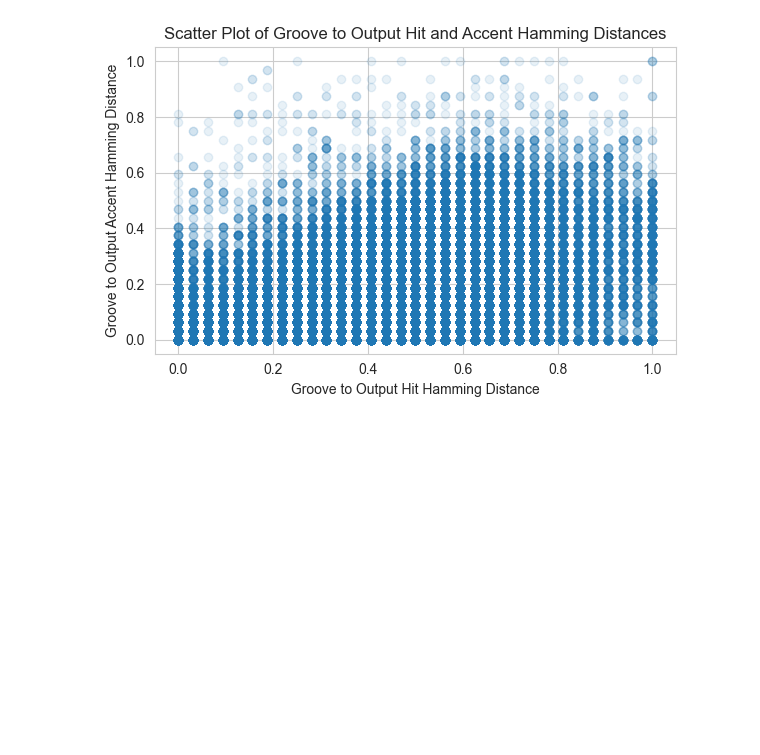
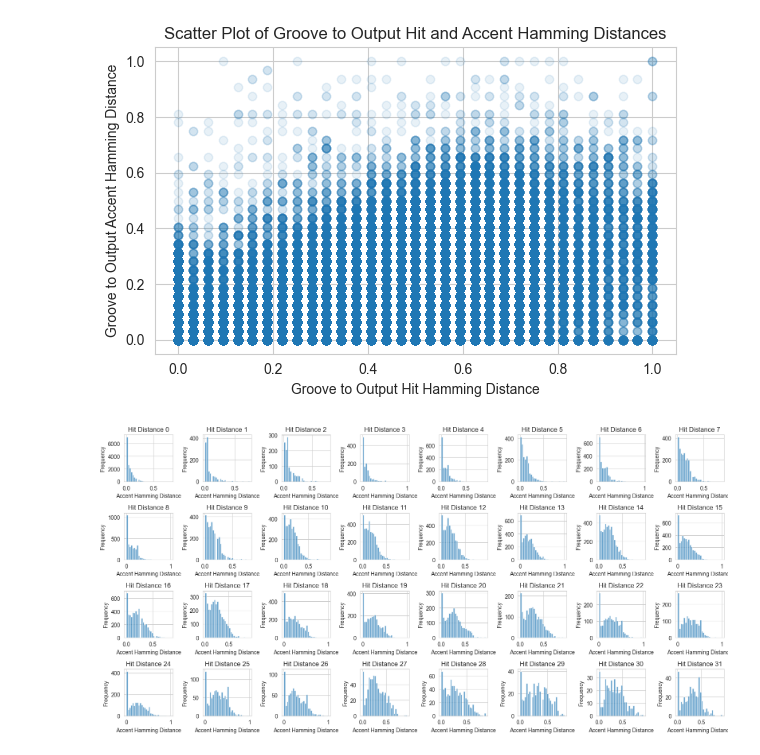
Before and after one commit to justinbosma/TripleStreams, a Jupyter notebook: Dataloader.ipynb, the cells around one changed output. Drawn from its saved outputs; the diff is of its cells as text; code cells hidden in the pictures; blank space fills up the shorter version.

```diff
--- a/Dataloader.ipynb
+++ b/Dataloader.ipynb
@@ -396,3 +396,51 @@ plot_control_features_violin(control_features_df)
 plot_scatter_input_output_distribution(control_features_df)
 # %% [output]
 [figure]
+# %%
+# plot histogram of Accent hamming for hit distance of n (actual distance will be n*1./31.)
+def plot_histogram_accent_hamming_distance(control_features_df, hit_hamming_distance_index=0):
+    """
+    Plot histogram of accent hamming distance for hit distance of n (actual distance will be n*1./32.)
+    :param control_features_df: pd.DataFrame
+        DataFrame containing the control features.
+    :param hit_hamming_distance_index: int
+        The index of the hit hamming distance to plot.
+    """
+    plt.figure(figsize=(6, 4))
+    hit_hamming_distance = control_features_df["groove_to_output_hit_hamming_distance"]
+    accent_hamming_distance = control_features_df["groove_to_output_accent_hamming_distance"]
+
+    plt.hist(accent_hamming_distance[hit_hamming_distance == hit_hamming_distance_index/32.0], bins=30, alpha=0.7)
+    plt.xlabel("Accent Hamming Distance")
+    plt.ylabel("Frequency")
+    plt.title(f"Histogram of Accent Hamming Distance for Hit Distance {hit_hamming_distance_index}")
+    plt.tight_layout()
+    plt.show()
+
+# create a grid of 4 x 8 figures with the histogram of accent hamming distance for hit distance of n (actual distance will be n*1./32.)
+def plot_histogram_accent_hamming_distance_grid(control_features_df, hit_hamming_distance_index=0):
+    """
+    Plot histogram of accent hamming distance for hit distance of n (actual distance will be n*1./32.)
+    :param control_features_df: pd.DataFrame
+        DataFrame containing the control features.
+    :param hit_hamming_distance_index: int
+        The index of the hit hamming distance to plot.
+    """
+    fig, axs = plt.subplots(4, 8, figsize=(16, 8))
+    axs = axs.flatten()
+
+    for i in range(32):
+        hit_hamming_distance = control_features_df["groove_to_output_hit_hamming_distance"]
+        accent_hamming_distance = control_features_df["groove_to_output_accent_hamming_distance"]
+
+        axs[i].hist(accent_hamming_distance[hit_hamming_distance == i/32.0], bins=30, alpha=0.7)
+        axs[i].set_xlabel("Accent Hamming Distance")
+        axs[i].set_ylabel("Frequency")
+        axs[i].set_title(f"Hit Distance {i}")
+
+    plt.tight_layout()
+    plt.show()
+
+plot_histogram_accent_hamming_distance_grid(control_features_df, hit_hamming_distance_index=32)
+# %% [output]
+[figure, added]
```
